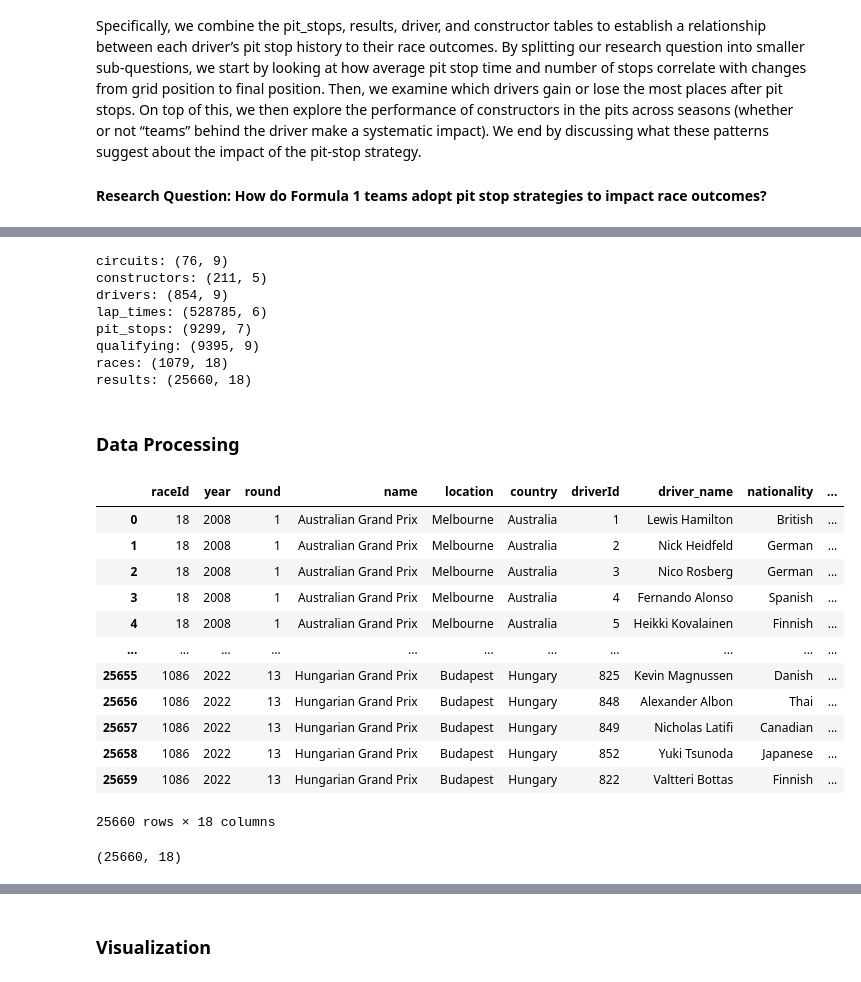
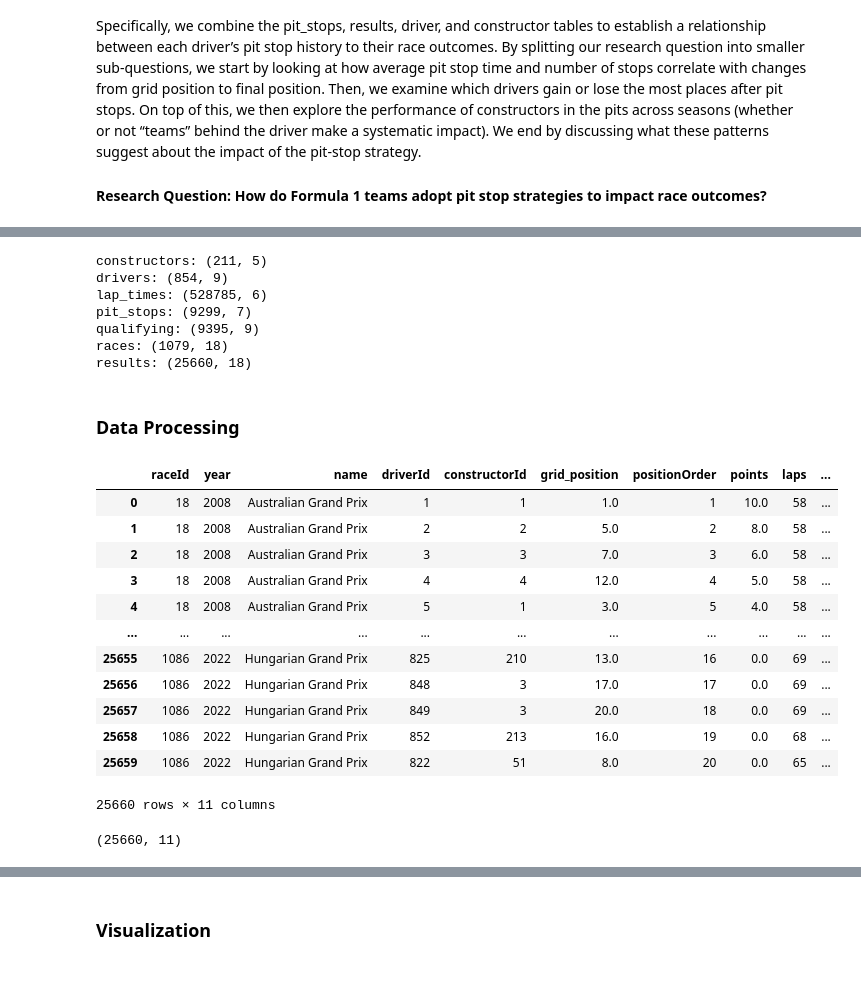
Before and after one commit to joycheng88/qtm151fall2025, a Jupyter notebook: Final Project/Final_Project.ipynb, the cells around one changed output, grey strips where cells are left out. Drawn from its saved outputs; the diff is of its cells as text; code cells hidden in the pictures.

```diff
--- a/Final Project/Final_Project.ipynb
+++ b/Final Project/Final_Project.ipynb
@@ -37,10 +48,7 @@ import statsmodels.formula.api as smf
 sns.set(style="whitegrid")
 # %%
 # Import relevant data files
-files = [
-    "circuits", "constructors", "drivers", "lap_times",
-    "pit_stops", "qualifying", "races", "results"
-]
+files = ["constructors", "drivers", "lap_times", "pit_stops", "qualifying", "races", "results"]
 
 # Read data into a dictionary of DataFrames
 data = {f: pd.read_csv(f"1-Formula_One/{f}.csv") for f in files}
@@ -50,7 +58,6 @@ for name, df in data.items():
     print(f"{name}: {df.shape}")
     # display(df.head())
 # %% [output]
-circuits: (76, 9)
 constructors: (211, 5)
 drivers: (854, 9)
 lap_times: (528785, 6)
@@ -90,64 +97,55 @@ df = merge_info(
 # Merge driver info
 df = merge_info(
     df, 'driverId',
-    data['drivers'], ['driverId','forename','surname','nationality']
+    data['drivers'], ['driverId','forename','surname']
 )
-df['driver_name'] = df['forename'] + ' ' + df['surname']
 
 # Merge constructor info
 df = merge_info(
     df, 'constructorId',
     data['constructors'], ['constructorId','name'], {'name':'constructor'}
 )
 
 # Merge qualifying grid (for Q1 regression)
 df = merge_info(
     df, ['raceId','driverId'],
     data['qualifying'], ['raceId','driverId','position'], {'position':'grid_position'}
 )
 
-# Merge race info (optional if needed for Q2/Q3)
+# Merge race info
 df = merge_info(
     df, 'raceId',
-    data['races'], ['raceId','year','round','circuitId','name']
-)
-
-# Merge circuit info (optional)
-df = merge_info(
-    df, 'circuitId',
-    data['circuits'], ['circuitId','location','country']
+    data['races'], ['raceId','year','name']
 )
 
 # Final cleaned df_formula1
 df_formula1 = df[[
-    'raceId','year','round','name','location','country',
-    'driverId','driver_name','nationality',
-    'constructorId','constructor',
-    'grid_position','positionOrder','points','laps','statusId',
-    'pit_count','avg_pit_duration'
+    'raceId','year', 'name', 'driverId', 'constructorId',
+    'grid_position','positionOrder',
+    'points','laps', 'pit_count','avg_pit_duration'
 ]].copy()
 
 # Fill missing pit info with 0
 df_formula1[['pit_count','avg_pit_duration']] = df_formula1[['pit_count','avg_pit_duration']].fillna(0)
 
 # Fill missing grid positions with max + 1
 max_grid = df_formula1['grid_position'].max(skipna=True)
 df_formula1['grid_position'] = df_formula1['grid_position'].fillna(max_grid + 1)
 
 display(df_formula1)
 print(df_formula1.shape)
 # %% [output]
-|  | raceId | year | round | name | location | country | driverId | driver_name | nationality | ... |
-| 0 | 18 | 2008 | 1 | Australian Grand Prix | Melbourne | Australia | 1 | Lewis Hamilton | British | ... |
-| 1 | 18 | 2008 | 1 | Australian Grand Prix | Melbourne | Australia | 2 | Nick Heidfeld | German | ... |
-| 2 | 18 | 2008 | 1 | Australian Grand Prix | Melbourne | Australia | 3 | Nico Rosberg | German | ... |
-| 3 | 18 | 2008 | 1 | Australian Grand Prix | Melbourne | Australia | 4 | Fernando Alonso | Spanish | ... |
-| 4 | 18 | 2008 | 1 | Australian Grand Prix | Melbourne | Australia | 5 | Heikki Kovalainen | Finnish | ... |
+|  | raceId | year | name | driverId | constructorId | grid_position | positionOrder | points | laps | ... |
+| 0 | 18 | 2008 | Australian Grand Prix | 1 | 1 | 1.0 | 1 | 10.0 | 58 | ... |
+| 1 | 18 | 2008 | Australian Grand Prix | 2 | 2 | 5.0 | 2 | 8.0 | 58 | ... |
+| 2 | 18 | 2008 | Australian Grand Prix | 3 | 3 | 7.0 | 3 | 6.0 | 58 | ... |
+| 3 | 18 | 2008 | Australian Grand Prix | 4 | 4 | 12.0 | 4 | 5.0 | 58 | ... |
+| 4 | 18 | 2008 | Australian Grand Prix | 5 | 1 | 3.0 | 5 | 4.0 | 58 | ... |
 | ... | ... | ... | ... | ... | ... | ... | ... | ... | ... | ... |
-| 25655 | 1086 | 2022 | 13 | Hungarian Grand Prix | Budapest | Hungary | 825 | Kevin Magnussen | Danish | ... |
-| 25656 | 1086 | 2022 | 13 | Hungarian Grand Prix | Budapest | Hungary | 848 | Alexander Albon | Thai | ... |
-| 25657 | 1086 | 2022 | 13 | Hungarian Grand Prix | Budapest | Hungary | 849 | Nicholas Latifi | Canadian | ... |
-| 25658 | 1086 | 2022 | 13 | Hungarian Grand Prix | Budapest | Hungary | 852 | Yuki Tsunoda | Japanese | ... |
-| 25659 | 1086 | 2022 | 13 | Hungarian Grand Prix | Budapest | Hungary | 822 | Valtteri Bottas | Finnish | ... |
+| 25655 | 1086 | 2022 | Hungarian Grand Prix | 825 | 210 | 13.0 | 16 | 0.0 | 69 | ... |
+| 25656 | 1086 | 2022 | Hungarian Grand Prix | 848 | 3 | 17.0 | 17 | 0.0 | 69 | ... |
+| 25657 | 1086 | 2022 | Hungarian Grand Prix | 849 | 3 | 20.0 | 18 | 0.0 | 69 | ... |
+| 25658 | 1086 | 2022 | Hungarian Grand Prix | 852 | 213 | 16.0 | 19 | 0.0 | 68 | ... |
+| 25659 | 1086 | 2022 | Hungarian Grand Prix | 822 | 51 | 8.0 | 20 | 0.0 | 65 | ... |
-25660 rows × 18 columns
+25660 rows × 11 columns
-(25660, 18)
+(25660, 11)
```
Also changed, not shown: parts of 7 cells of this notebook.
